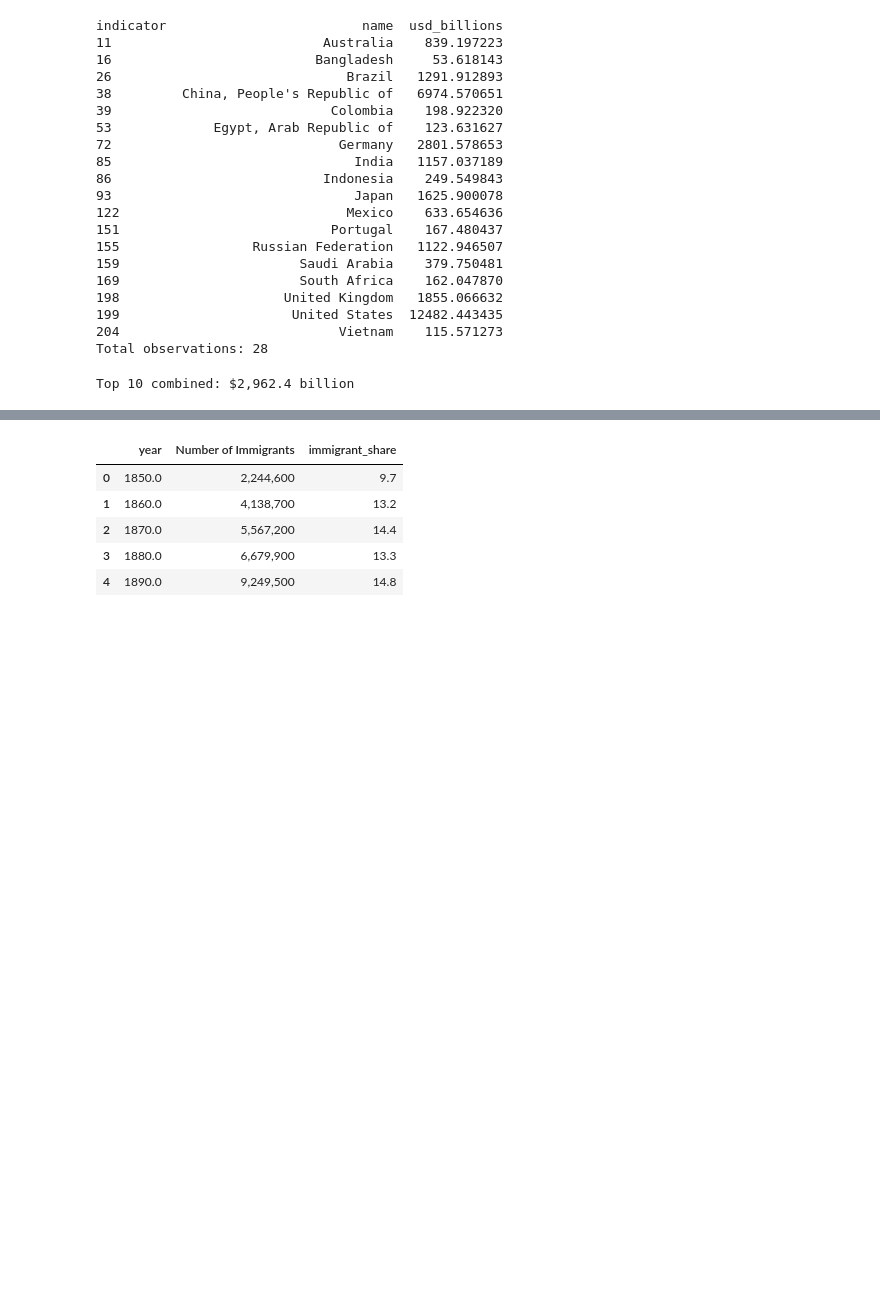
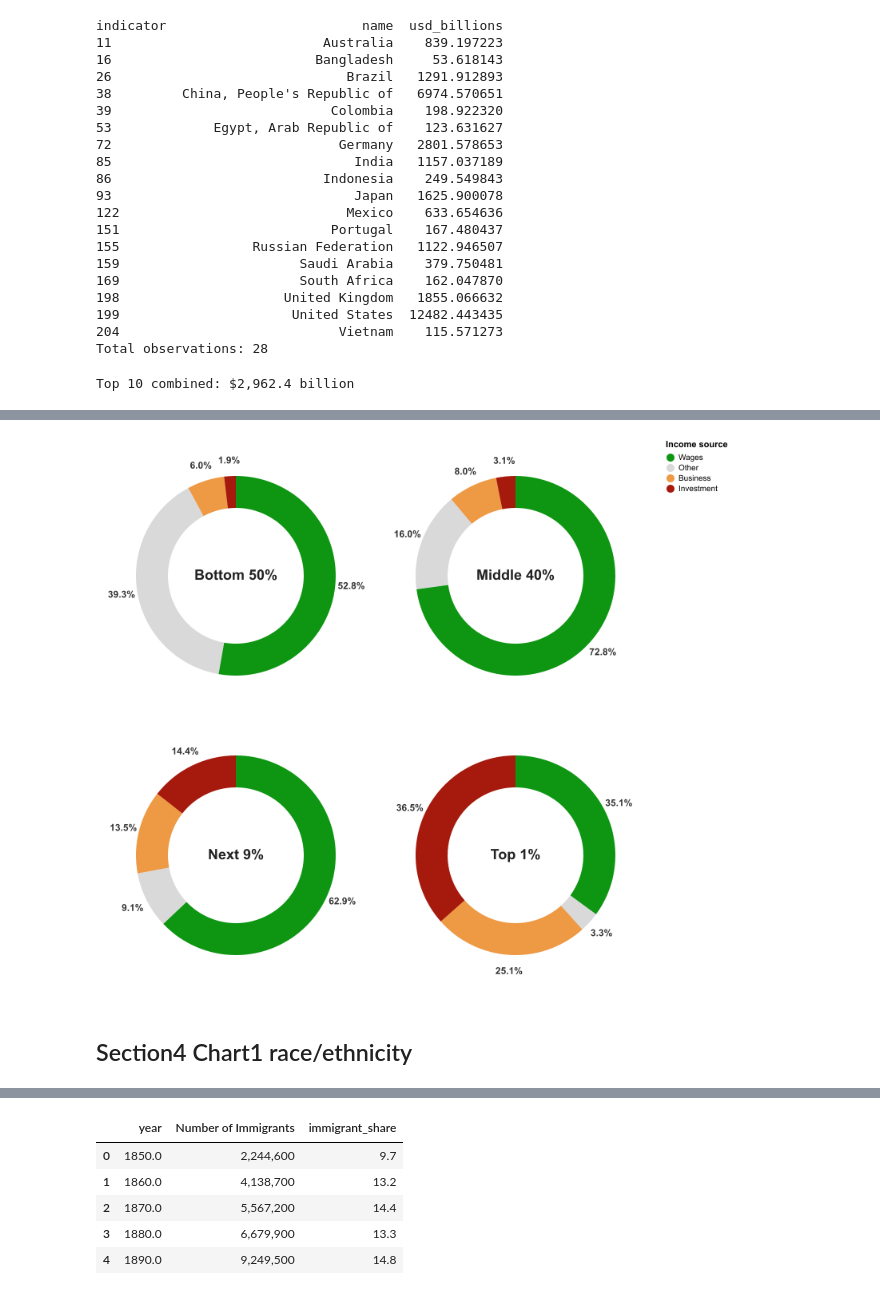
Before and after one commit to seiyamatsumoto13/data_viz_static, a Jupyter notebook: src/static_charts.ipynb, the cells around one changed output, grey strips where cells are left out. Cells and saved outputs as stored; diff of their text form; code cells hidden in the pictures; blank space fills up the shorter version.

```diff
--- a/src/static_charts.ipynb
+++ b/src/static_charts.ipynb
@@ -823,41 +8,0 @@ group_colors2 = [
-# %%
-base = alt.Chart(box_summary).encode(
-    y=alt.Y(
-        "race_group:N",
-        sort=group_order,
-        title="Race / Gender"
-    )
-)
-
-boxes = base.mark_bar(size=22).encode(
-    x=alt.X(
-        "p25:Q",
-        title="Annual earnings ($)",
-        axis=alt.Axis(format="$,.0f")
-    ),
-    x2=alt.X2("p75:Q"),
-    color=alt.Color(
-        "race_group:N",
-        scale=alt.Scale(
-            domain=group_order,
-            range=group_colors
-        ),
-        legend=None
-    )
-)
-
-medians = base.mark_tick(
-    color="white",
-    thickness=3,
-    size=22
-).encode(
-    x="median:Q"
-)
-
-chart03 = (boxes + medians).properties(
-    width=650,
-    height=350,
-    title="Annual Earnings by Race and Gender: Median and IQR"
-)
-
-chart03
@@ -2581,0 +898,8 @@ chart07b.save("../img/07.png", scale_factor=2)
+# %%
+chart_donuts.save("../img/03.png", scale_factor=2)
+chart_donuts.save("../img/03.svg")
+display(Image(filename="../img/03.png"))
+# %% [output]
+[figure, added]
+# %% [markdown]
+## Section4 Chart1 race/ethnicity
```
Also changed, not shown: parts of 115 cells of this notebook, 41 other files.
